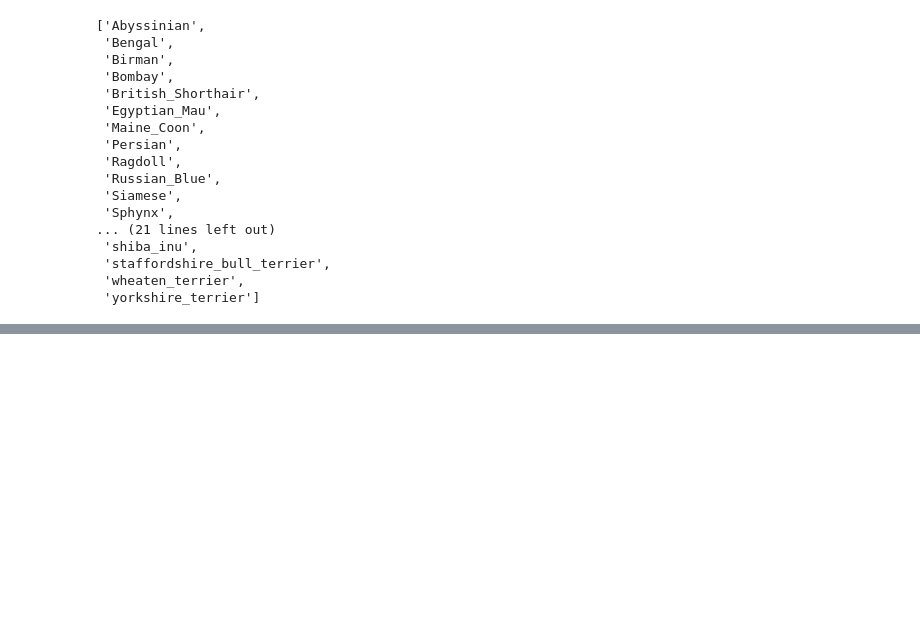
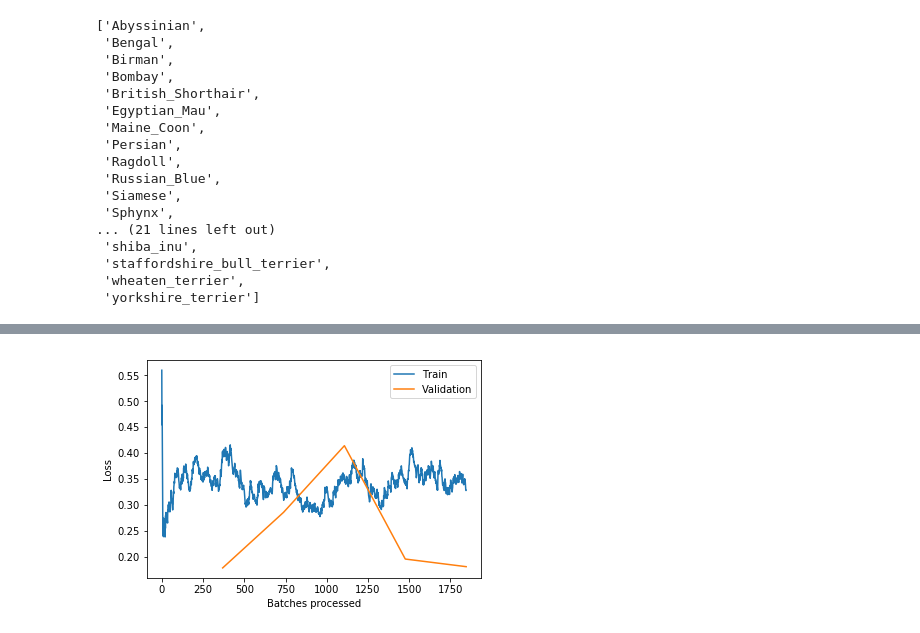
Before and after one commit to AutuanLiu/Fastai-Notes-V3, a Jupyter notebook: fastai_DL_nbs/lesson06_pets_more.ipynb, the cells around one changed output, grey strips where cells are left out. Cells and saved outputs as stored; diff of their text form; code cells hidden in the pictures; blank space fills up the shorter version.

```diff
--- a/fastai_DL_nbs/lesson06_pets_more.ipynb
+++ b/fastai_DL_nbs/lesson06_pets_more.ipynb
@@ -379,0 +455,4 @@ data.classes
+# %%
+lr1 = 1e-6
+# %%
+learn.fit_one_cycle(5, slice(lr1/2.6**2, lr1))
@@ -379,0 +466,4 @@ data.classes
+# %%
+learn.recorder.plot_losses()
+# %% [output]
+[figure, added]
```
Also changed, not shown: parts of 29 cells of this notebook, 12 other files.
